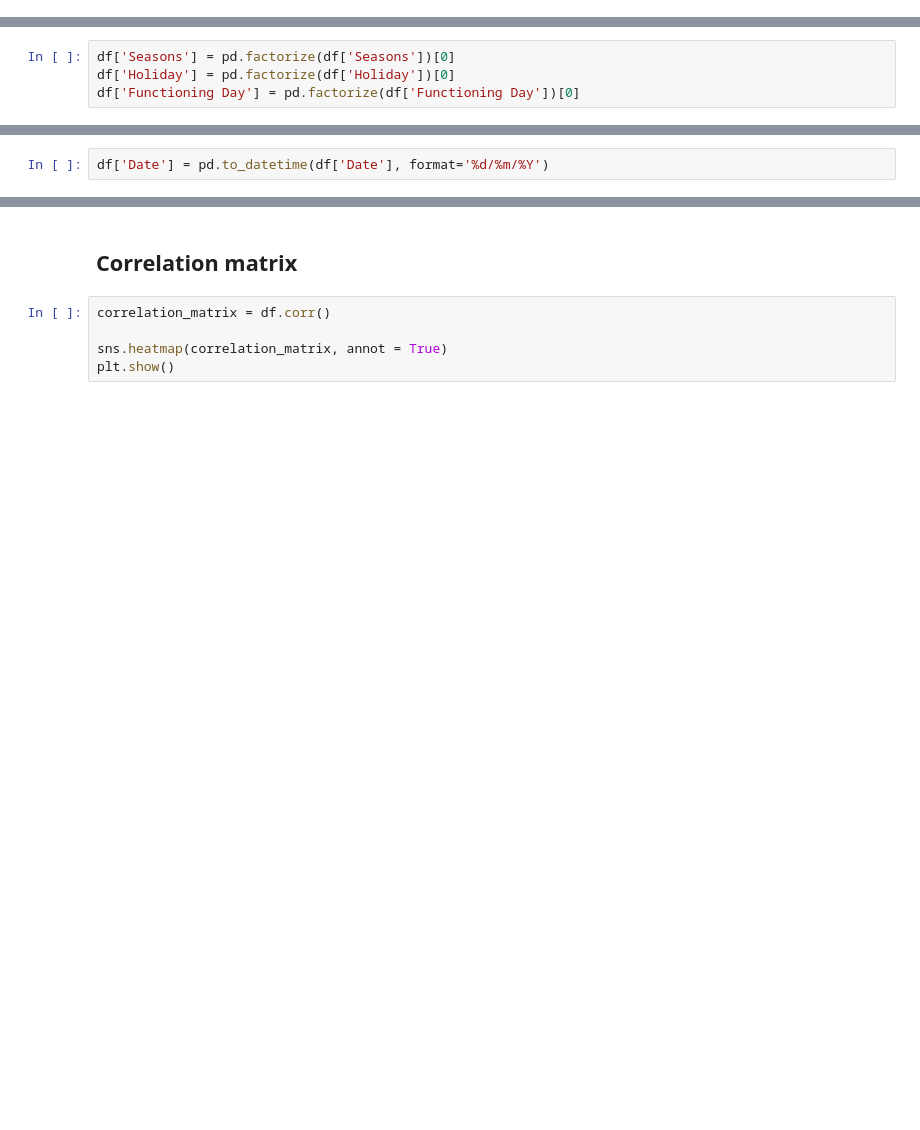
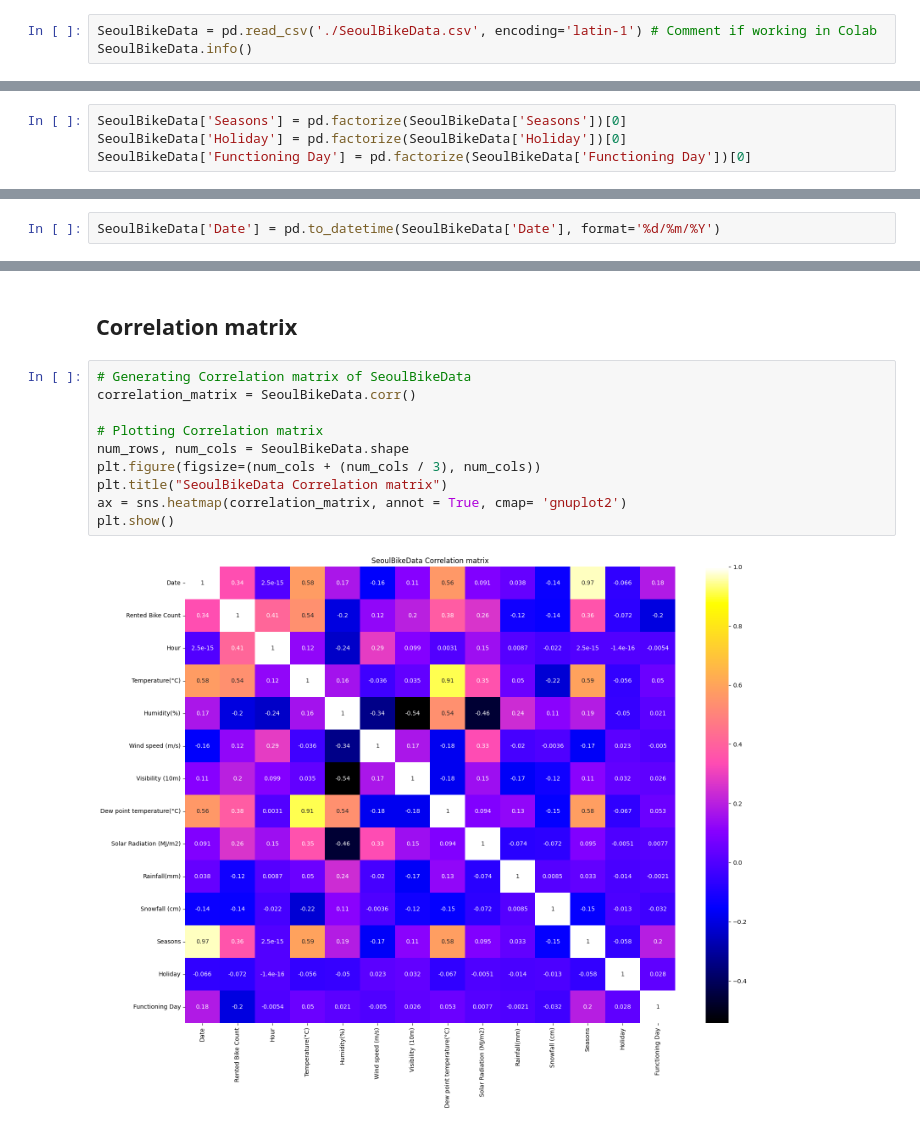
Before and after one commit to IvanGomez37/Final-Project-FoML, a Jupyter notebook: seoul_bike.ipynb, the cells around one changed output, grey strips where cells are left out. Saved outputs shown, nothing was run; the diff lists cells and outputs as text; blank space fills up the shorter version.

Commit message:
'df' to 'SeoulBikeData' for explicity + Inclusion of VSC file load + Start of Data exploration section + SeoulBikeData Correlation matrix

```diff
--- a/seoul_bike.ipynb
+++ b/seoul_bike.ipynb
@@ -48,0 +37,3 @@ memory usage: 958.2+ KB
+# %%
+SeoulBikeData = pd.read_csv('./SeoulBikeData.csv', encoding='latin-1') # Comment if working in Colab
+SeoulBikeData.info()
@@ -58,7 +67,7 @@ df.head()
 # %% [markdown]
 *We need to convert the object parameters to integer parameters*
 # %%
-df['Seasons'] = pd.factorize(df['Seasons'])[0]
-df['Holiday'] = pd.factorize(df['Holiday'])[0]
-df['Functioning Day'] = pd.factorize(df['Functioning Day'])[0]
+SeoulBikeData['Seasons'] = pd.factorize(SeoulBikeData['Seasons'])[0]
+SeoulBikeData['Holiday'] = pd.factorize(SeoulBikeData['Holiday'])[0]
+SeoulBikeData['Functioning Day'] = pd.factorize(SeoulBikeData['Functioning Day'])[0]
 # %%
@@ -73,5 +82,5 @@ df.head()
 # %% [markdown]
 *For the Date parameter we need to use a different way to convert the object to a integer due to the information it has.*
 # %%
-df['Date'] = pd.to_datetime(df['Date'], format='%d/%m/%Y')
+SeoulBikeData['Date'] = pd.to_datetime(SeoulBikeData['Date'], format='%d/%m/%Y')
 # %%
@@ -87,8 +96,15 @@ df.head()
 # **Exploring the dataset**
 # %% [markdown]
 ## Correlation matrix
-# %%
-correlation_matrix = df.corr()
-
-sns.heatmap(correlation_matrix, annot = True)
-plt.show()
+# %%
+# Generating Correlation matrix of SeoulBikeData
+correlation_matrix = SeoulBikeData.corr()
+
+# Plotting Correlation matrix
+num_rows, num_cols = SeoulBikeData.shape
+plt.figure(figsize=(num_cols + (num_cols / 3), num_cols))
+plt.title("SeoulBikeData Correlation matrix")
+ax = sns.heatmap(correlation_matrix, annot = True, cmap= 'gnuplot2')
+plt.show()
+# %% [output]
+[figure, added]
```
Also changed, not shown: parts of 7 cells of this notebook.
